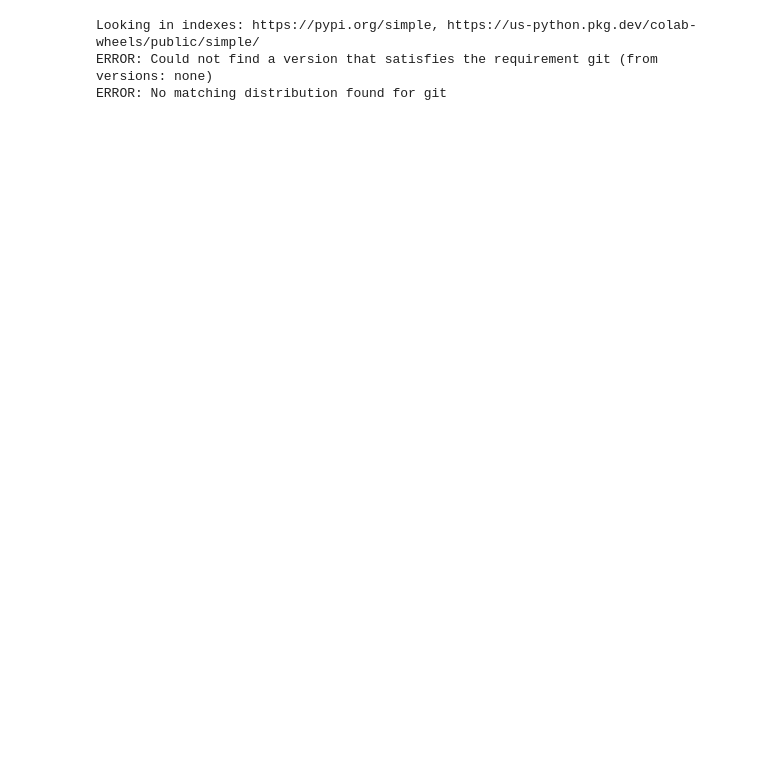
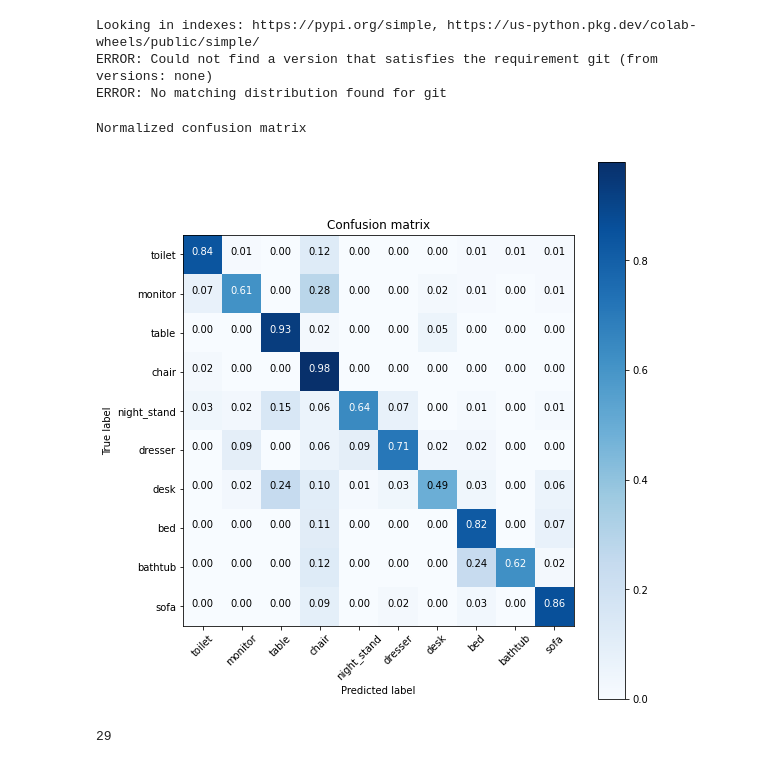
Before and after one commit to fouad6225/projects, a Jupyter notebook: 3d_object_classification_with_deep_learning.ipynb, the cells around one changed output. Saved outputs shown, nothing was run; the diff lists cells and outputs as text; code cells hidden in the pictures; blank space fills up the shorter version.

```diff
--- a/3d_object_classification_with_deep_learning.ipynb
+++ b/3d_object_classification_with_deep_learning.ipynb
@@ -23,14 +23,3 @@ Successfully installed trimesh-3.20.1
-# %%
-def read_off(file):
-    if 'OFF' != file.readline().strip():
-        raise('Not a valid OFF header')
-    n_verts, n_faces, __ = tuple([int(s) for s in file.readline().strip().split(' ')])
-    verts = [[float(s) for s in file.readline().strip().split(' ')] for i_vert in range(n_verts)]
-    faces = [[int(s) for s in file.readline().strip().split(' ')][1:] for i_face in range(n_faces)]
-    return verts, faces
-
-with open(os.path.join(DATA_DIR, "chair/train/chair_0001.off"), 'r') as f:
-    mesh = read_off(f)
 # %%
 import matplotlib.pyplot as plt
 
@@ -83,7 +72,7 @@ def parse_dataset(num_points=2048):
     for i, folder in enumerate(folders):
         print("processing class: {}".format(os.path.basename(folder)))
         # store folder name with ID so we can retrieve later
-        class_map[i] = folder.split("\\")[-1]
+        class_map[i] = folder.split("/")[-1]
         # gather all files
         train_files = glob.glob(os.path.join(folder, "train/*"))
         test_files = glob.glob(os.path.join(folder, "test/*"))
@@ -278,37 +286,43 @@ ERROR: Could not find a version that satisfies the requirement git (from version
 ERROR: No matching distribution found for git
 # %%
 
-from sklearn.metrics import confusion_matrix
-
-cm = confusion_matrix(all_labels, all_preds);
-cm
 
 import itertools
 import numpy as np
 import matplotlib.pyplot as plt
 
+from sklearn.metrics import confusion_matrix
+cm = confusion_matrix(correct_labels,predicted_labels);
+cm
 # function from https://deeplizard.com/learn/video/0LhiS6yu2qQ
 def plot_confusion_matrix(cm, classes, normalize=False, title='Confusion matrix', cmap=plt.cm.Blues):
     if normalize:
         cm = cm.astype('float') / cm.sum(axis=1)[:, np.newaxis]
         print("Normalized confusion matrix")
     else:
         print('Confusion matrix, without normalization')
 
     plt.imshow(cm, interpolation='nearest', cmap=cmap)
     plt.title(title)
     plt.colorbar()
     tick_marks = np.arange(len(classes))
     plt.xticks(tick_marks, classes, rotation=45)
     plt.yticks(tick_marks, classes)
 
     fmt = '.2f' if normalize else 'd'
     thresh = cm.max() / 2.
     for i, j in itertools.product(range(cm.shape[0]), range(cm.shape[1])):
         plt.text(j, i, format(cm[i, j], fmt), horizontalalignment="center", color="white" if cm[i, j] > thresh else "black")
 
     plt.tight_layout()
     plt.ylabel('True label')
     plt.xlabel('Predicted label')
 plt.figure(figsize=(8,8))
-plot_confusion_matrix(cm, list(classes.keys()), normalize=True)
+plot_confusion_matrix(cm,classes, normalize=True)
+# %% [output]
+Normalized confusion matrix
+[figure, added]
+# %%
+print(len(test_dataset))
+# %% [output]
+29
```
Also changed, not shown: parts of 14 cells of this notebook.
